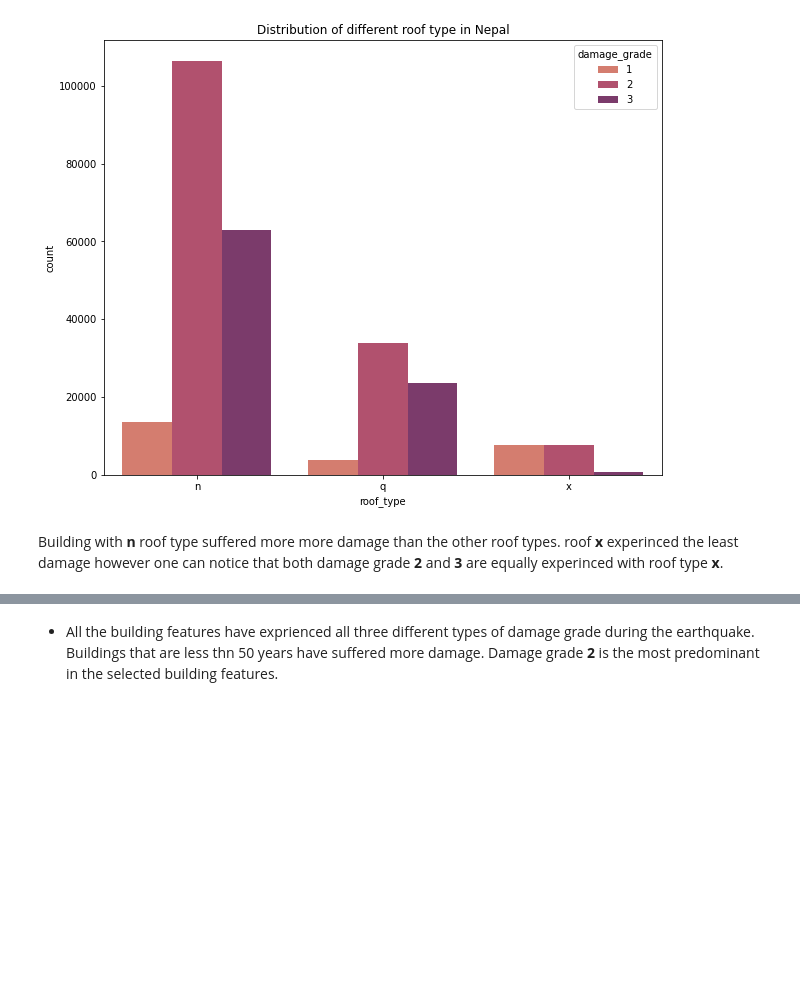
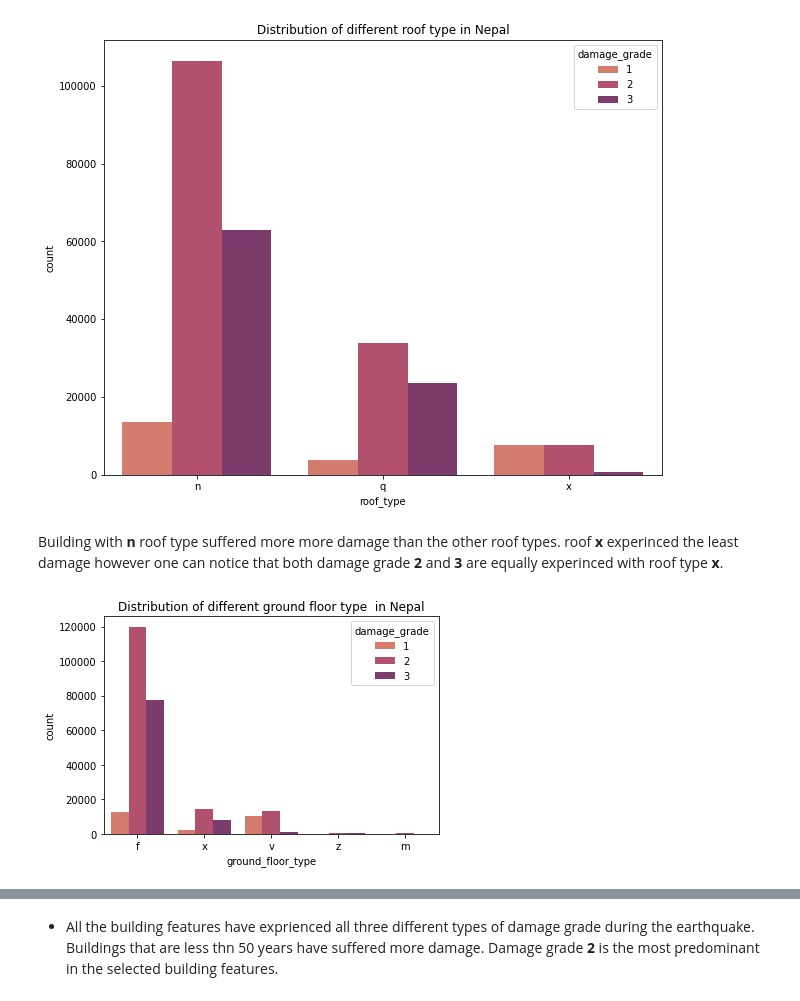
Before and after one commit to Nokulunga77/Data-Competition-, a Jupyter notebook: Note_book.ipynb, the cells around one changed output, grey strips where cells are left out. Drawn from its saved outputs; the diff is of its cells as text; code cells hidden in the pictures; blank space fills up the shorter version.

```diff
--- a/Note_book.ipynb
+++ b/Note_book.ipynb
@@ -123,7 +123,7 @@ Drive already mounted at /content/drive; to attempt to forcibly remount, call dr
 # %%
-train_values = pd.read_csv("/content/drive/MyDrive/data/earth_comp_data/train_values.csv")
-train_labels = pd.read_csv('/content/drive/MyDrive/data/earth_comp_data/train_labels.csv')
-test_values = pd.read_csv("/content/drive/MyDrive/data/earth_comp_data/test_values.csv")
+train_values = pd.read_csv("/content/drive/MyDrive/Driven competition /train_values.csv")
+train_labels = pd.read_csv('/content/drive/MyDrive/Driven competition /train_labels.csv')
+test_values = pd.read_csv("/content/drive/MyDrive/Driven competition /test_values.csv")
 # %% [markdown]
 <a id="cleaning"></a>
 ## 3. **Data Preprocessing**
@@ -257,3 +257,8 @@ plt.title("Distribution of different roof type in Nepal");
 [figure]
 # %% [markdown]
 Building with **n** roof type suffered more more damage than the other roof types. roof **x** experinced the least damage however one can notice that both damage grade **2** and **3** are equally experinced with roof type **x**.
+# %%
+sns.countplot(x = 'ground_floor_type', data = df_train, palette = "flare", hue= 'damage_grade')
+plt.title("Distribution of different ground floor type  in Nepal");
+# %% [output]
+[figure, added]
```
Also changed, not shown: parts of 4 cells of this notebook.
